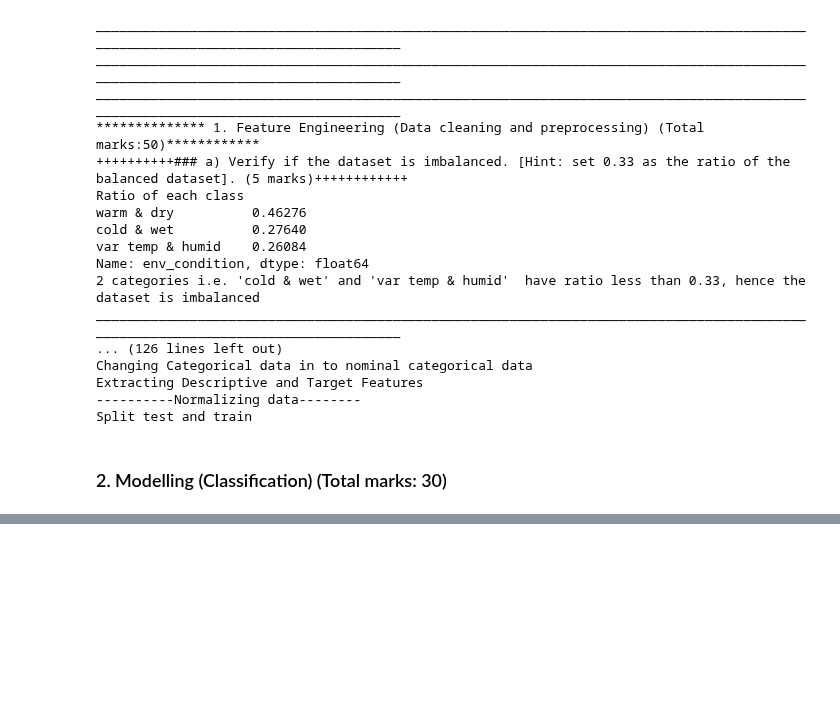
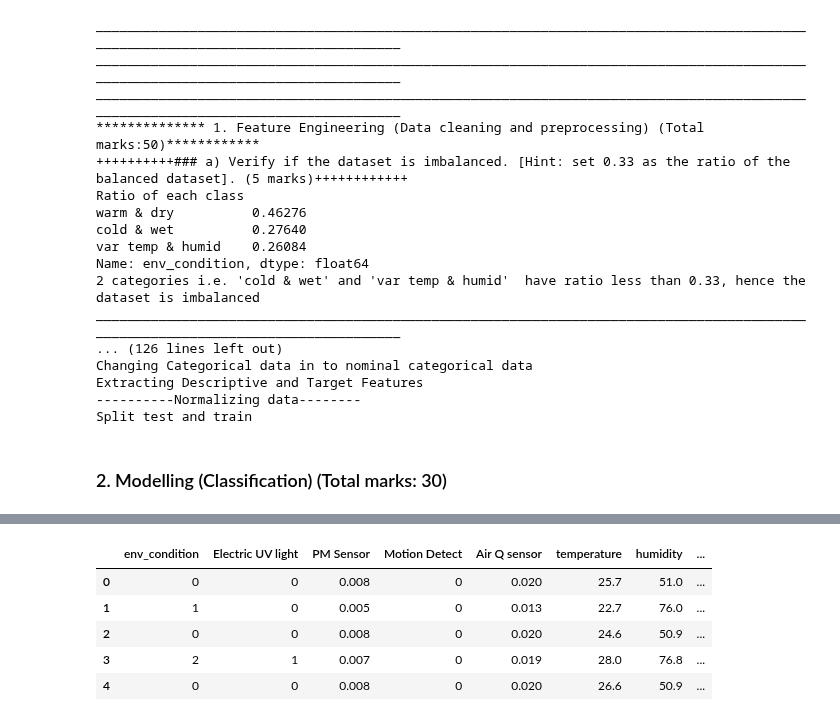
Before and after one commit to asadTariq666/Python_work, a Jupyter notebook: dattrnhia iot sensor/iot.ipynb, the cells around one changed output, grey strips where cells are left out. Cells and saved outputs as stored; diff of their text form; code cells hidden in the pictures; blank space fills up the shorter version.

```diff
--- a/dattrnhia iot sensor/iot.ipynb
+++ b/dattrnhia iot sensor/iot.ipynb
@@ -773,0 +766,9 @@ Accuracy score of K Nearest Neighbours on y_test test set is:  91.17281392457521
+# %%
+df.head()
+# %% [output]
+|  | env_condition | Electric UV light | PM Sensor | Motion Detect | Air Q sensor | temperature | humidity | ... |
+| 0 | 0 | 0 | 0.008 | 0 | 0.020 | 25.7 | 51.0 | ... |
+| 1 | 1 | 0 | 0.005 | 0 | 0.013 | 22.7 | 76.0 | ... |
+| 2 | 0 | 0 | 0.008 | 0 | 0.020 | 24.6 | 50.9 | ... |
+| 3 | 2 | 1 | 0.007 | 0 | 0.019 | 28.0 | 76.8 | ... |
+| 4 | 0 | 0 | 0.008 | 0 | 0.020 | 26.6 | 50.9 | ... |
```
Also changed, not shown: parts of 4 cells of this notebook, 1 other file.
